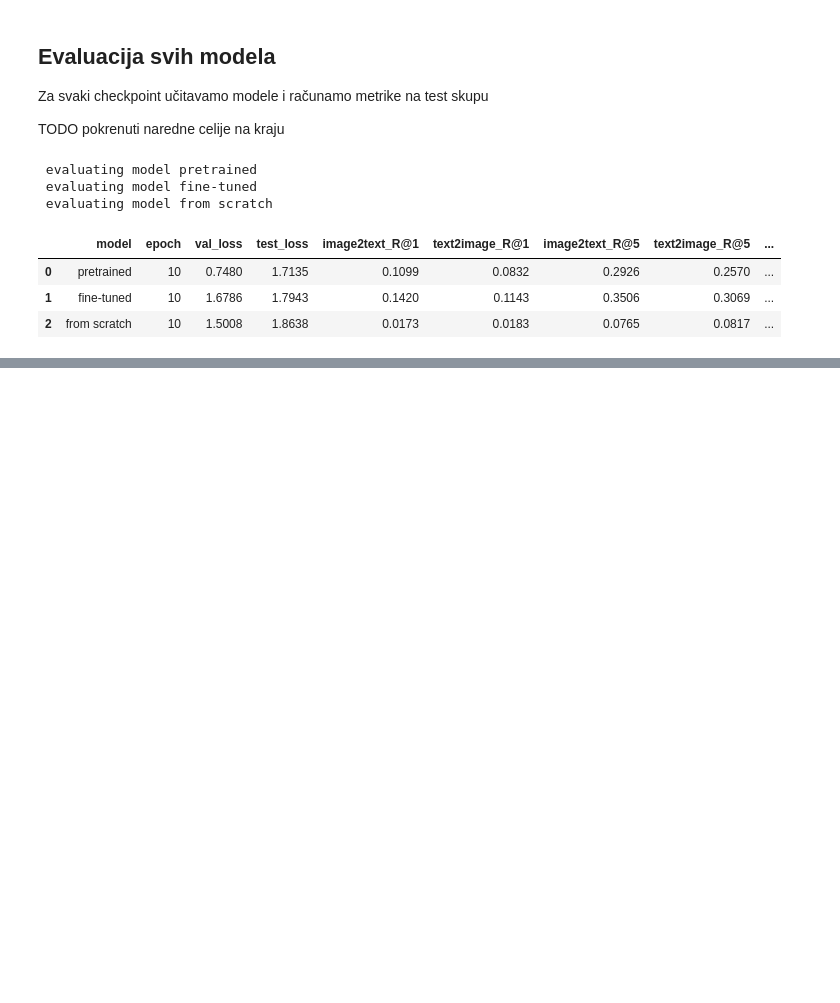
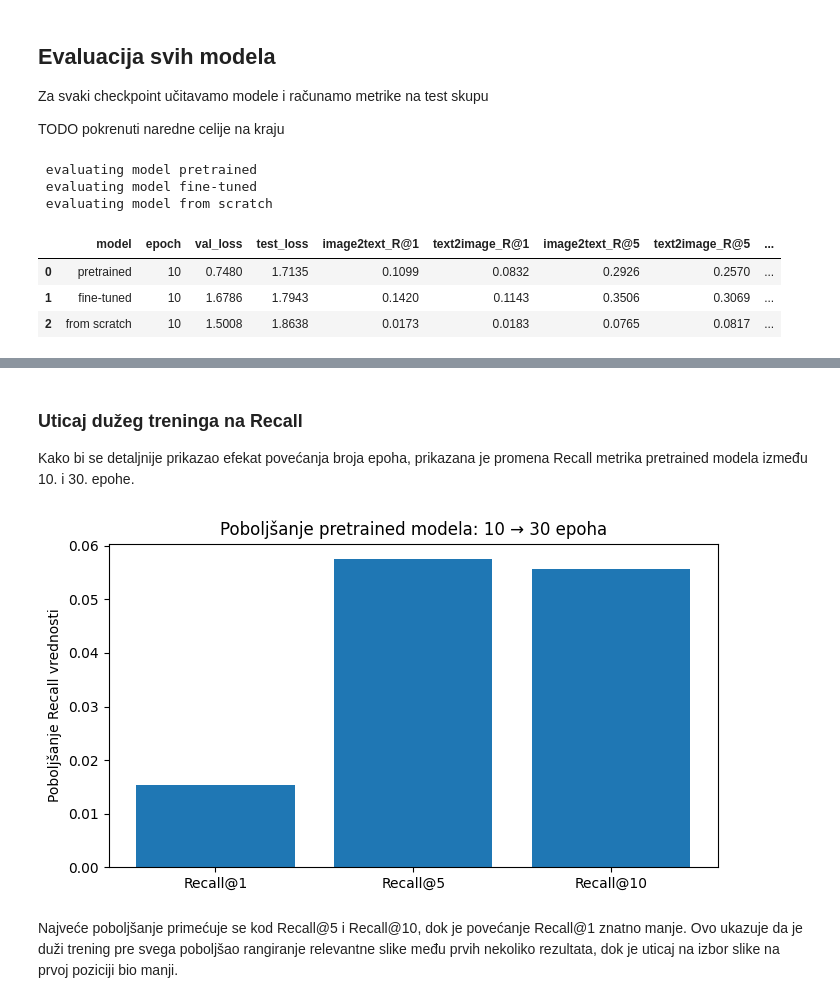
Before and after one commit to amilutinovic/mini-clip, a Jupyter notebook: 05_evaluation.ipynb, the cells around one changed output, grey strips where cells are left out. Drawn from its saved outputs; the diff is of its cells as text; code cells hidden in the pictures; blank space fills up the shorter version.

```diff
--- a/05_evaluation.ipynb
+++ b/05_evaluation.ipynb
@@ -266,0 +375,30 @@ results_df.round(4)
+# %% [markdown]
+### Uticaj dužeg treninga na Recall
+
+Kako bi se detaljnije prikazao efekat povećanja broja epoha,
+prikazana je promena Recall metrika pretrained modela između
+10. i 30. epohe.
+# %%
+improvements = [
+    0.1215 - 0.1062,
+    0.3548 - 0.2973,
+    0.4805 - 0.4249
+]
+
+labels = ["Recall@1", "Recall@5", "Recall@10"]
+
+plt.figure(figsize=(7, 4))
+plt.bar(labels, improvements)
+
+plt.ylabel("Poboljšanje Recall vrednosti")
+plt.title("Poboljšanje pretrained modela: 10 → 30 epoha")
+
+plt.tight_layout()
+plt.show()
+# %% [output]
+[figure, added]
+# %% [markdown]
+Najveće poboljšanje primećuje se kod Recall@5 i Recall@10, dok je
+povećanje Recall@1 znatno manje. Ovo ukazuje da je duži trening
+pre svega poboljšao rangiranje relevantne slike među prvih nekoliko
+rezultata, dok je uticaj na izbor slike na prvoj poziciji bio manji.
```
Also changed, not shown: parts of 6 cells of this notebook, 1 other file.
